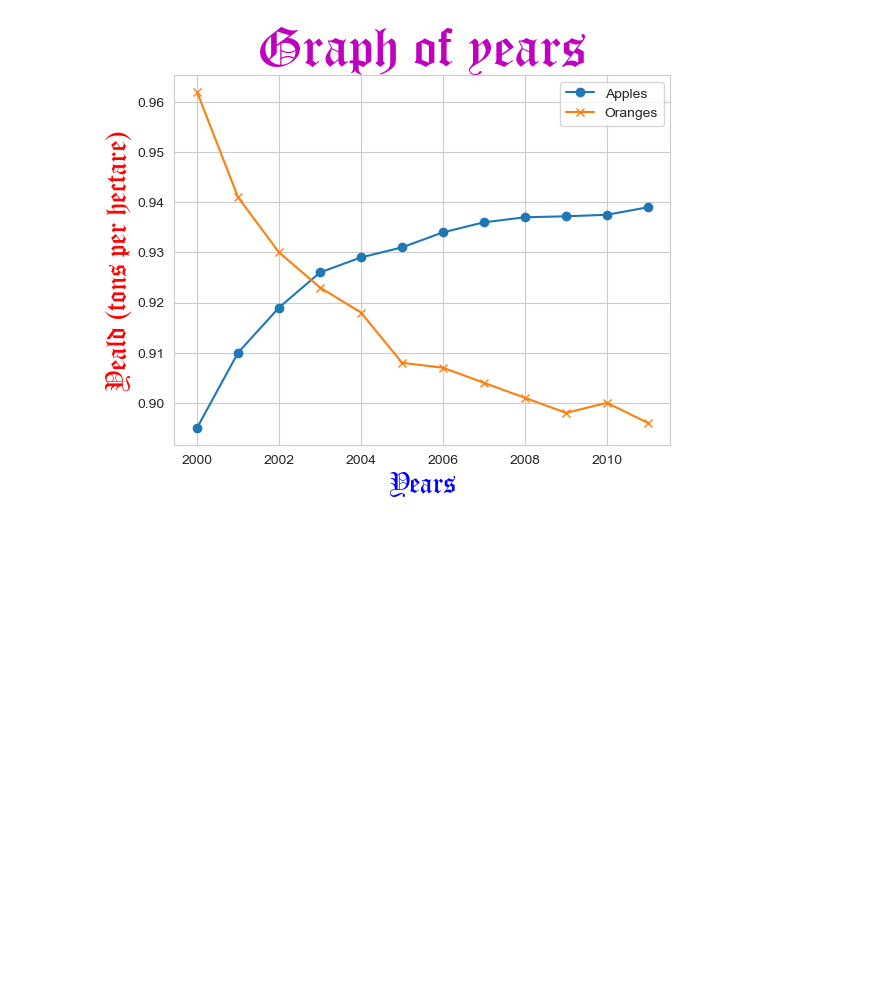
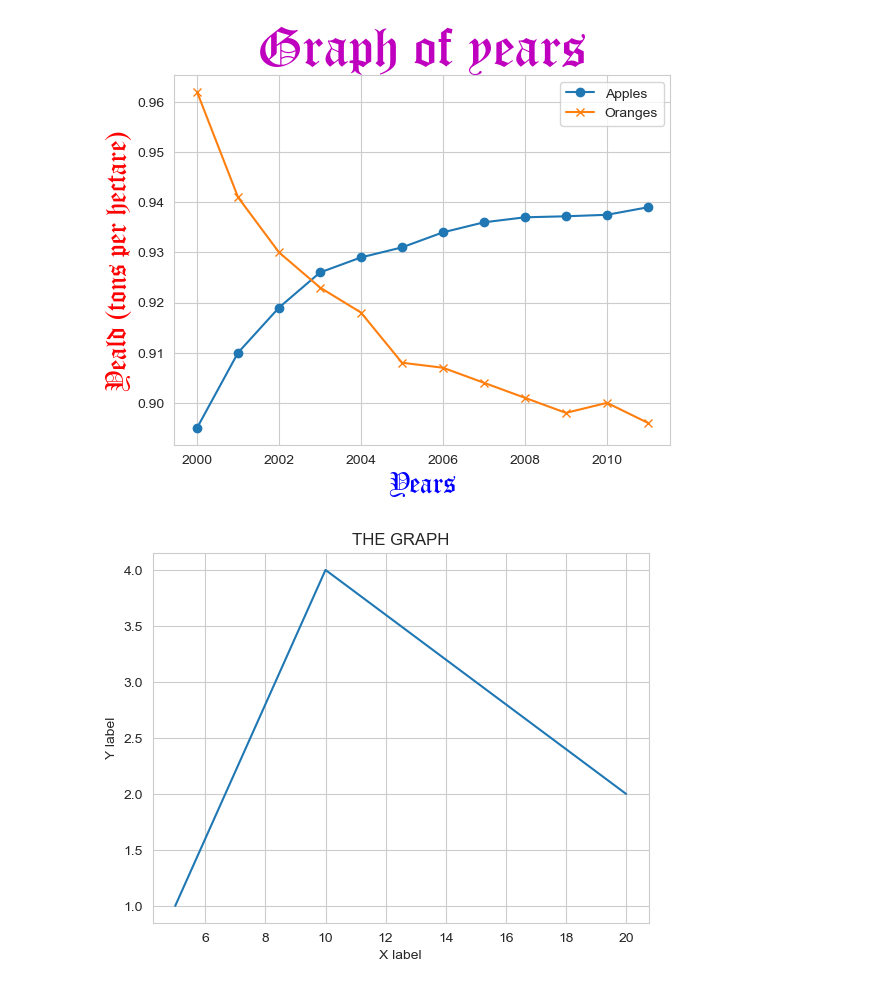
Before and after one commit to SujithMVicky/repofortest, a Jupyter notebook: sujith2-08-09-2023.ipynb, the cells around one changed output. Saved outputs shown, nothing was run; the diff lists cells and outputs as text; code cells hidden in the pictures; blank space fills up the shorter version.

```diff
--- a/sujith2-08-09-2023.ipynb
+++ b/sujith2-08-09-2023.ipynb
@@ -97,3 +97,13 @@ plt.legend(['Apples','Oranges'])
 plt.show()
 # %% [output]
 [figure]
+# %%
+import matplotlib.pyplot as plt
+fig,ax=plt.subplots()
+ax.plot([5,10,15,20],[1,4,3,2])
+ax.set_title('THE GRAPH')
+ax.set_xlabel('X label')
+ax.set_ylabel('Y label')
+plt.show()
+# %% [output]
+[figure, added]
```
